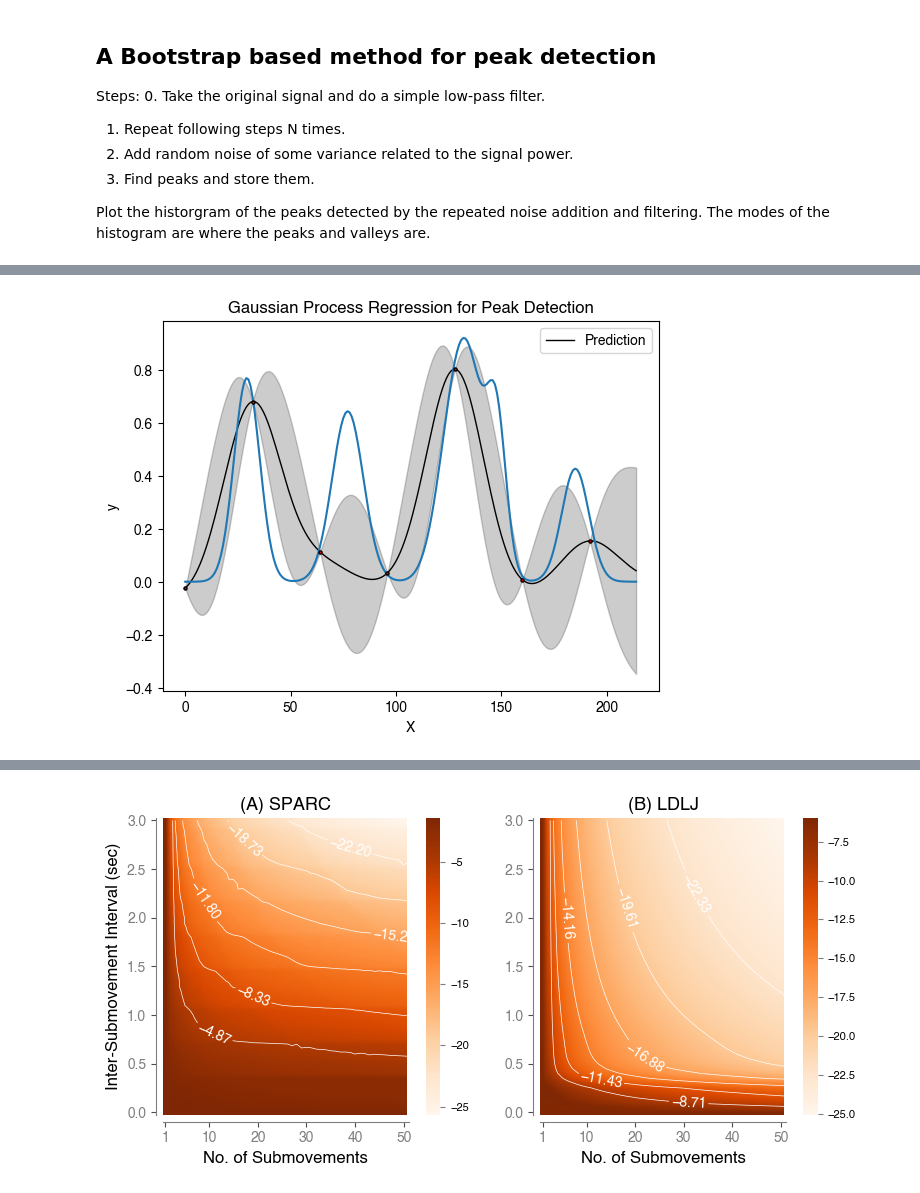
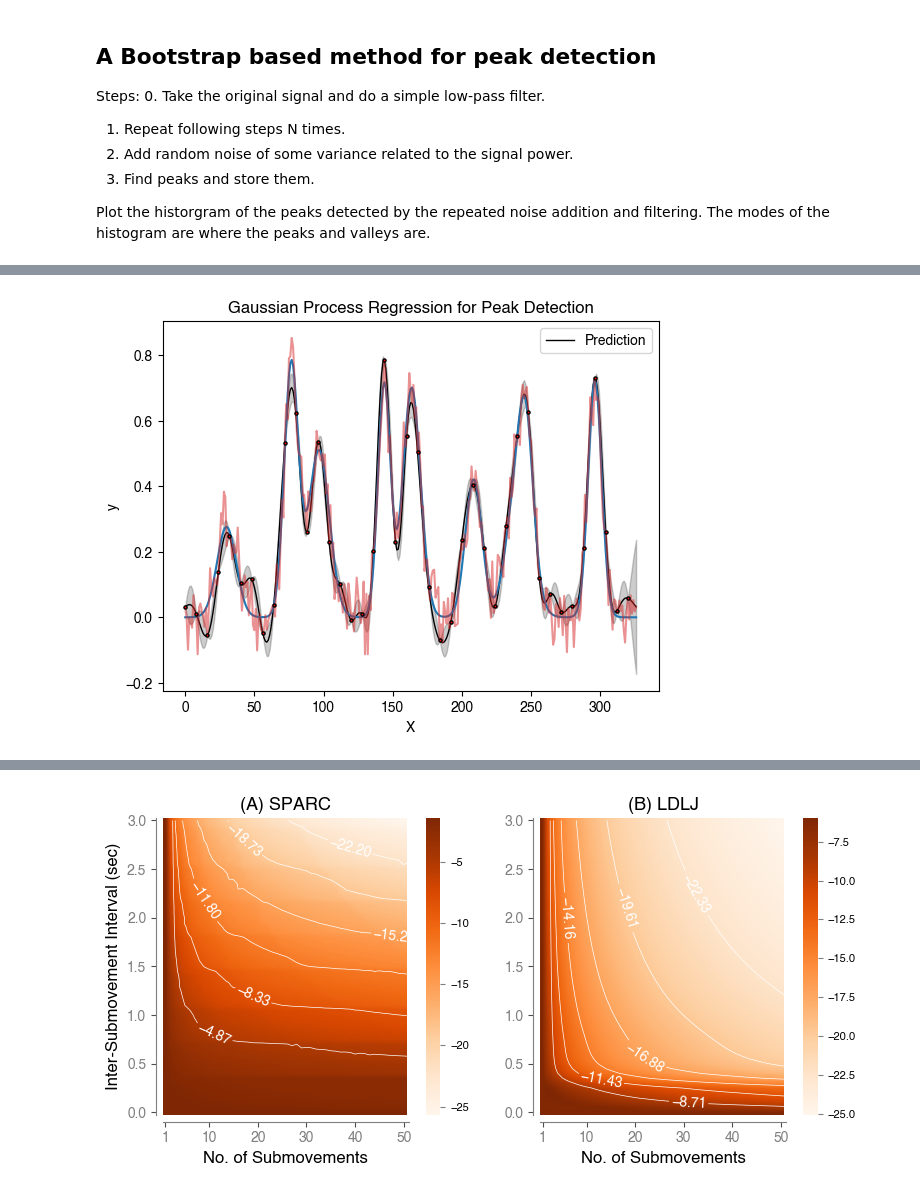
Before and after one commit to siva82kb/kinometrics, a Jupyter notebook: analysis/peak_metrics_smoothness.ipynb, the cells around one changed output, grey strips where cells are left out. Drawn from its saved outputs; the diff is of its cells as text; code cells hidden in the pictures.

```diff
--- a/analysis/peak_metrics_smoothness.ipynb
+++ b/analysis/peak_metrics_smoothness.ipynb
@@ -134,32 +134,33 @@ from sklearn.gaussian_process.kernels import RBF, ConstantKernel as C
 _X = np.arange(_Nm).reshape(-1, 1)
 _y = _movef
 
 # Down sample
-Ns = 32
+Ns = 8
 X = _X[::Ns, :]
 y = _y[::Ns]
 
 # Choose and define a kernel
 kernel = C(1.0, (1e-3, 1e3)) * RBF(1.0, (1e-2, 1e2))
 
 # Train the Gaussian Process
 gp = GaussianProcessRegressor(kernel=kernel, n_restarts_optimizer=10)
 gp.fit(X, y)
 
 # Make predictions and estimate uncertainty
 X_new = _X
 y_pred, sigma = gp.predict(X_new, return_std=True)
 
 # Visualize the results
 plt.scatter(X, y, c='r', s=5, zorder=10, edgecolors=(0, 0, 0))
 plt.plot(X_new, y_pred, 'k-', alpha=1.0, lw=1, label='Prediction')
 plt.plot(movesdata[inx][1], 'tab:blue')
+plt.plot(movesdatan[inx], 'tab:red', alpha=0.5)
 plt.fill_between(X_new.ravel(), y_pred - sigma, y_pred + sigma, alpha=0.2, color='k')
 plt.xlabel('X')
 plt.ylabel('y')
 # plt.xlim(0, 1)
 plt.title('Gaussian Process Regression for Peak Detection')
 plt.legend()
 plt.show()
 # %% [output]
-[figure, old version]
+[figure, new version]
```
Also changed, not shown: parts of 4 cells of this notebook, 1 other file.
